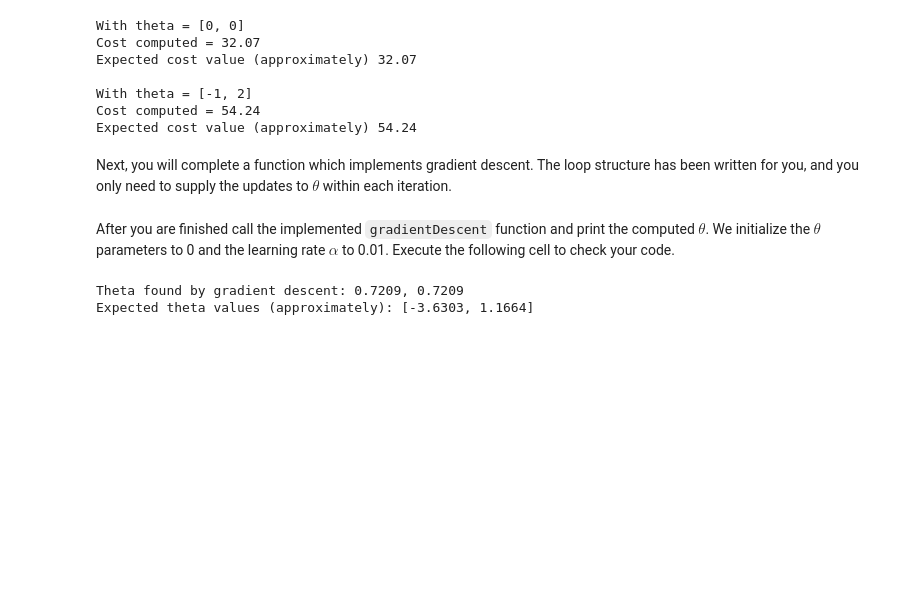
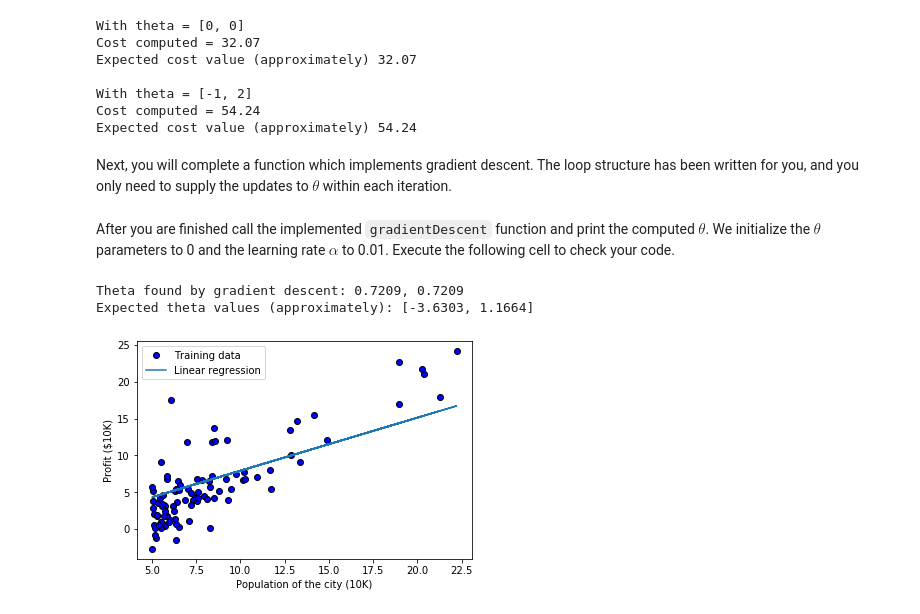
Before and after one commit to marianaiv/machine-learning-coursera, a Jupyter notebook: Exercise1/ejercicio_1.ipynb, the cells around one changed output. Cells and saved outputs as stored; diff of their text form; code cells hidden in the pictures; blank space fills up the shorter version.

```diff
--- a/Exercise1/ejercicio_1.ipynb
+++ b/Exercise1/ejercicio_1.ipynb
@@ -271,3 +271,10 @@ print('Expected theta values (approximately): [-3.6303, 1.1664]')
 # %% [output]
 Theta found by gradient descent: 0.7209, 0.7209
 Expected theta values (approximately): [-3.6303, 1.1664]
+# %%
+# plot the linear fit
+plotData(X[:, 1], y)
+pyplot.plot(X[:, 1], np.dot(X, theta), '-')
+pyplot.legend(['Training data', 'Linear regression']);
+# %% [output]
+[figure, added]
```
